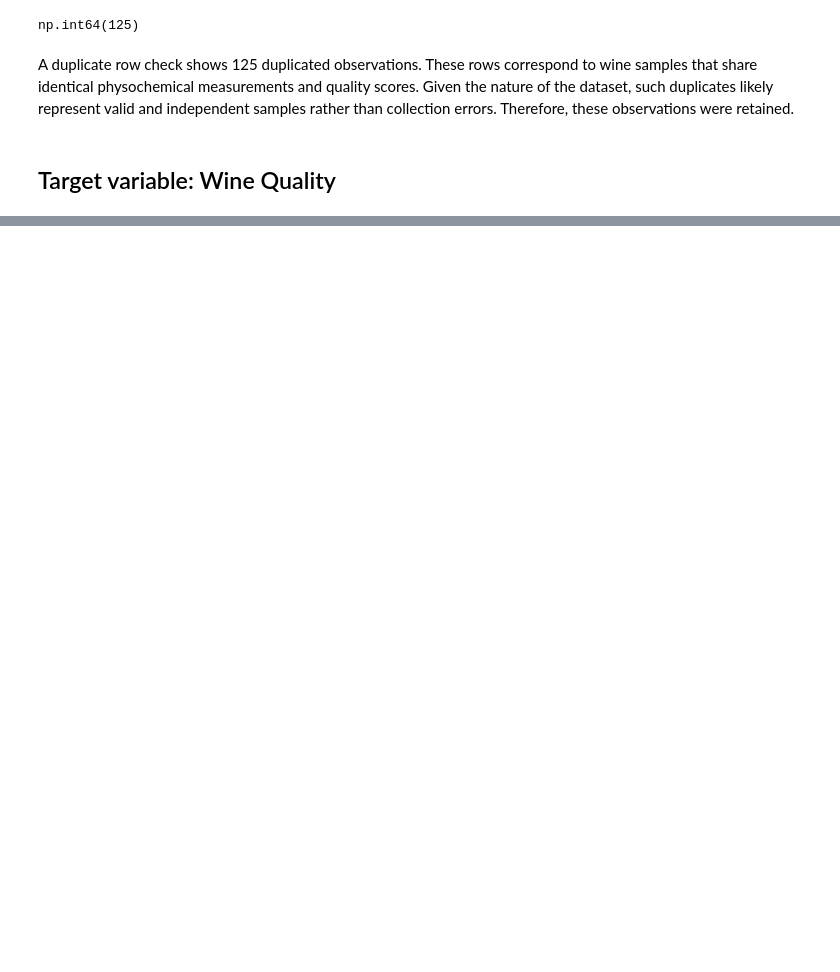
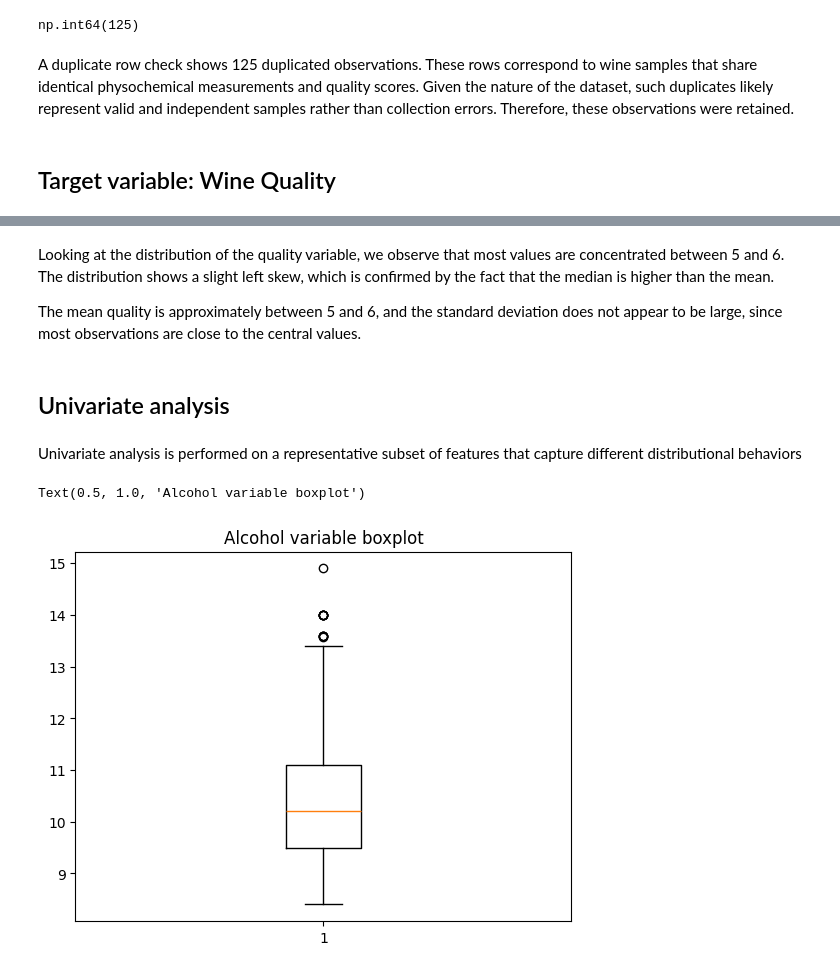
Before and after one commit to Leop-SR/Intrinsic-vs-Projected-Neighbors, a Jupyter notebook: notebooks/02_EDA_and_Scaling.ipynb, the cells around one changed output, grey strips where cells are left out. Saved outputs shown, nothing was run; the diff lists cells and outputs as text; code cells hidden in the pictures; blank space fills up the shorter version.

Commit message:
Univariate analysis completed. Finish EDA

```diff
--- a/notebooks/02_EDA_and_Scaling.ipynb
+++ b/notebooks/02_EDA_and_Scaling.ipynb
@@ -139,0 +145,15 @@ Name: count, dtype: int64
+# %% [markdown]
+Looking at the distribution of the quality variable, we observe that most values are concentrated between 5 and 6. The distribution shows a slight left skew, which is confirmed by the fact that the median is higher than the mean.
+
+The mean quality is approximately between 5 and 6, and the standard deviation does not appear to be large, since most observations are close to the central values.
+# %% [markdown]
+## Univariate analysis
+# %% [markdown]
+Univariate analysis is performed on a representative subset of features that capture different distributional behaviors
+# %%
+alcohol = df['alcohol']
+plt.boxplot(alcohol)
+plt.title("Alcohol variable boxplot")
+# %% [output]
+Text(0.5, 1.0, 'Alcohol variable boxplot')
+[figure, added]
```
Also changed, not shown: parts of 18 cells of this notebook.
